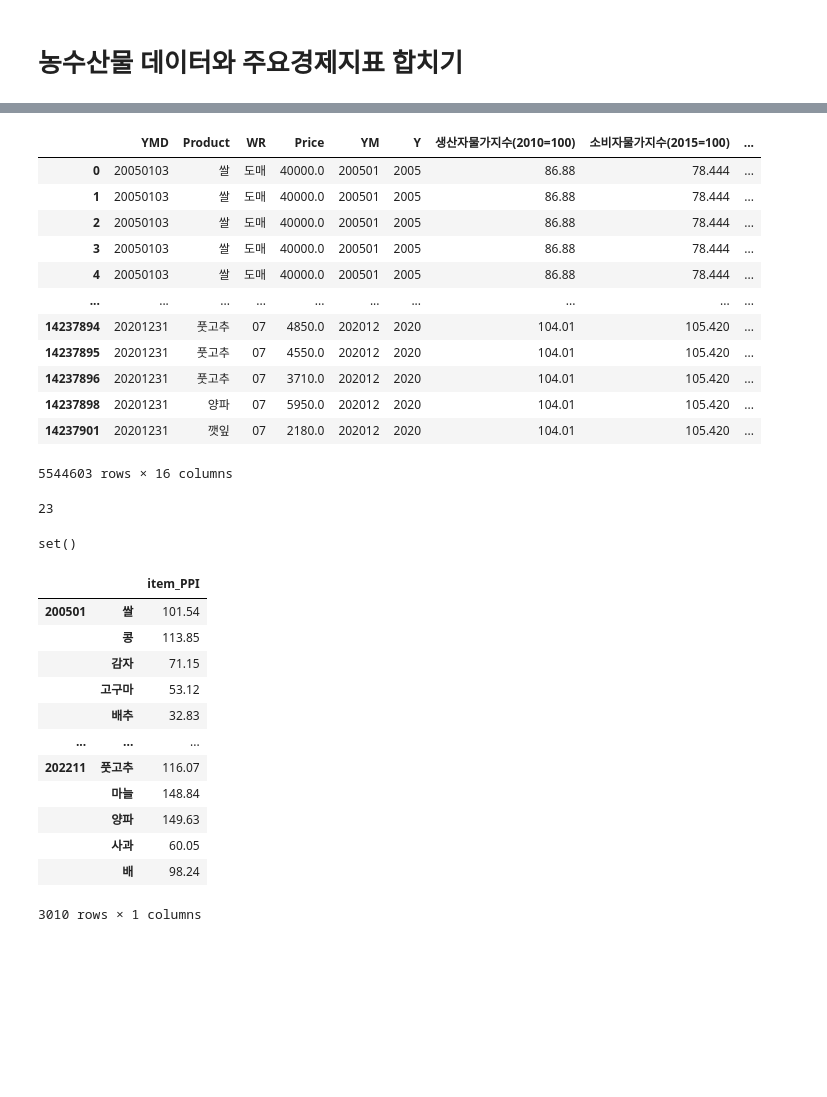
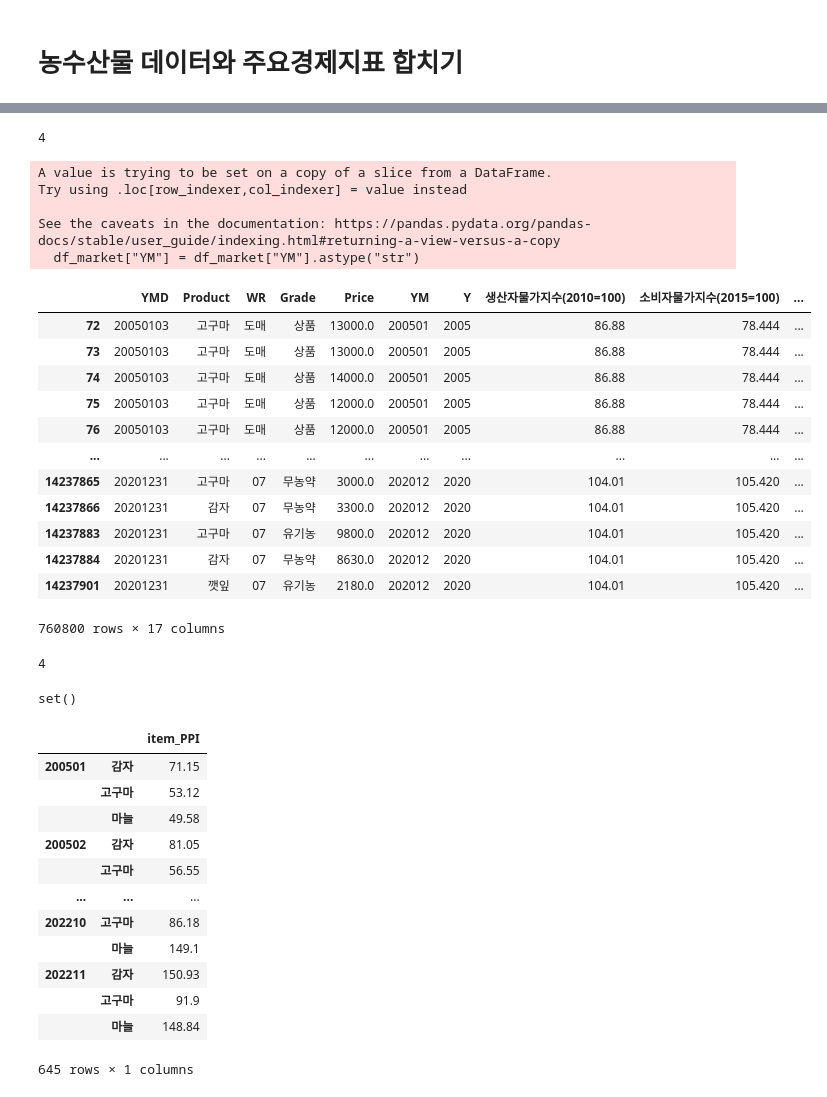
Before and after one commit to mols3131d/Agricultural-Products-Price-Prediction-, a Jupyter notebook: Data Collection/AgriMarket (1).ipynb, the cells around one changed output, grey strips where cells are left out. Cells and saved outputs as stored; diff of their text form; code cells hidden in the pictures; blank space fills up the shorter version.

```diff
--- a/Data Collection/AgriMarket (1).ipynb
+++ b/Data Collection/AgriMarket (1).ipynb
@@ -88,7 +86,7 @@ col_detail={
 #     df_sub.columns=['YMD', 'Region', 'Product', 'WR', 'Grade', 'Price']
 #     df = pd.concat([df, df_sub])
 # %%
-df = pd.read_csv("df_market.csv")
-df = df.drop(columns=["Region", "Grade"])
+df = pd.read_csv(f"{data_path}/df_market.csv")
+df = df.drop(columns="Region")
 df
 # %% [output]
@@ -278,24 +298,45 @@ len(crop_list)
+# %%
+import sys
+sys.path.append("../Import")
+from definitions import crop_list2
+crop_list = crop_list2
+# crop_list = [
+#     "마늘",
+#     "깻잎",
+#     "감자",
+#     "고구마"
+# ]
+
+len(crop_list)
+# %% [output]
+4
 # %%
 df_market = df_market[df_market["Product"].isin(crop_list)]
+df_market["YM"] = df_market["YM"].astype("str")
 df_market
 # %% [output]
+A value is trying to be set on a copy of a slice from a DataFrame.
+Try using .loc[row_indexer,col_indexer] = value instead
+
+See the caveats in the documentation: https://pandas.pydata.org/pandas-docs/stable/user_guide/indexing.html#returning-a-view-versus-a-copy
+  df_market["YM"] = df_market["YM"].astype("str")
-|  | YMD | Product | WR | Price | YM | Y | 생산자물가지수(2010=100) | 소비자물가지수(2015=100) | ... |
-| 0 | 20050103 | 쌀 | 도매 | 40000.0 | 200501 | 2005 | 86.88 | 78.444 | ... |
-| 1 | 20050103 | 쌀 | 도매 | 40000.0 | 200501 | 2005 | 86.88 | 78.444 | ... |
-| 2 | 20050103 | 쌀 | 도매 | 40000.0 | 200501 | 2005 | 86.88 | 78.444 | ... |
-| 3 | 20050103 | 쌀 | 도매 | 40000.0 | 200501 | 2005 | 86.88 | 78.444 | ... |
-| 4 | 20050103 | 쌀 | 도매 | 40000.0 | 200501 | 2005 | 86.88 | 78.444 | ... |
-| ... | ... | ... | ... | ... | ... | ... | ... | ... | ... |
-| 14237894 | 20201231 | 풋고추 | 07 | 4850.0 | 202012 | 2020 | 104.01 | 105.420 | ... |
-| 14237895 | 20201231 | 풋고추 | 07 | 4550.0 | 202012 | 2020 | 104.01 | 105.420 | ... |
-| 14237896 | 20201231 | 풋고추 | 07 | 3710.0 | 202012 | 2020 | 104.01 | 105.420 | ... |
-| 14237898 | 20201231 | 양파 | 07 | 5950.0 | 202012 | 2020 | 104.01 | 105.420 | ... |
-| 14237901 | 20201231 | 깻잎 | 07 | 2180.0 | 202012 | 2020 | 104.01 | 105.420 | ... |
+|  | YMD | Product | WR | Grade | Price | YM | Y | 생산자물가지수(2010=100) | 소비자물가지수(2015=100) | ... |
+| 72 | 20050103 | 고구마 | 도매 | 상품 | 13000.0 | 200501 | 2005 | 86.88 | 78.444 | ... |
+| 73 | 20050103 | 고구마 | 도매 | 상품 | 13000.0 | 200501 | 2005 | 86.88 | 78.444 | ... |
+| 74 | 20050103 | 고구마 | 도매 | 상품 | 14000.0 | 200501 | 2005 | 86.88 | 78.444 | ... |
+| 75 | 20050103 | 고구마 | 도매 | 상품 | 12000.0 | 200501 | 2005 | 86.88 | 78.444 | ... |
+| 76 | 20050103 | 고구마 | 도매 | 상품 | 12000.0 | 200501 | 2005 | 86.88 | 78.444 | ... |
+| ... | ... | ... | ... | ... | ... | ... | ... | ... | ... | ... |
+| 14237865 | 20201231 | 고구마 | 07 | 무농약 | 3000.0 | 202012 | 2020 | 104.01 | 105.420 | ... |
+| 14237866 | 20201231 | 감자 | 07 | 무농약 | 3300.0 | 202012 | 2020 | 104.01 | 105.420 | ... |
+| 14237883 | 20201231 | 고구마 | 07 | 유기농 | 9800.0 | 202012 | 2020 | 104.01 | 105.420 | ... |
+| 14237884 | 20201231 | 감자 | 07 | 무농약 | 8630.0 | 202012 | 2020 | 104.01 | 105.420 | ... |
+| 14237901 | 20201231 | 깻잎 | 07 | 유기농 | 2180.0 | 202012 | 2020 | 104.01 | 105.420 | ... |
-5544603 rows × 16 columns
+760800 rows × 17 columns
 # %%
 df_market["Product"].nunique()
 # %% [output]
-23
+4
 # %%
 set(crop_list) - set(df_market["Product"])
 # %% [output]
@@ -320,16 +361,16 @@ df2.columns = ['item_PPI']
 df2
 # %% [output]
 |  |  | item_PPI |
-| 200501 | 쌀 | 101.54 |
-|  | 콩 | 113.85 |
-|  | 감자 | 71.15 |
+| 200501 | 감자 | 71.15 |
 |  | 고구마 | 53.12 |
-|  | 배추 | 32.83 |
+|  | 마늘 | 49.58 |
+| 200502 | 감자 | 81.05 |
+|  | 고구마 | 56.55 |
 | ... | ... | ... |
-| 202211 | 풋고추 | 116.07 |
+| 202210 | 고구마 | 86.18 |
+|  | 마늘 | 149.1 |
+| 202211 | 감자 | 150.93 |
+|  | 고구마 | 91.9 |
 |  | 마늘 | 148.84 |
-|  | 양파 | 149.63 |
-|  | 사과 | 60.05 |
-|  | 배 | 98.24 |
-3010 rows × 1 columns
+645 rows × 1 columns
 # %%
```
Also changed, not shown: parts of 17 cells of this notebook.
